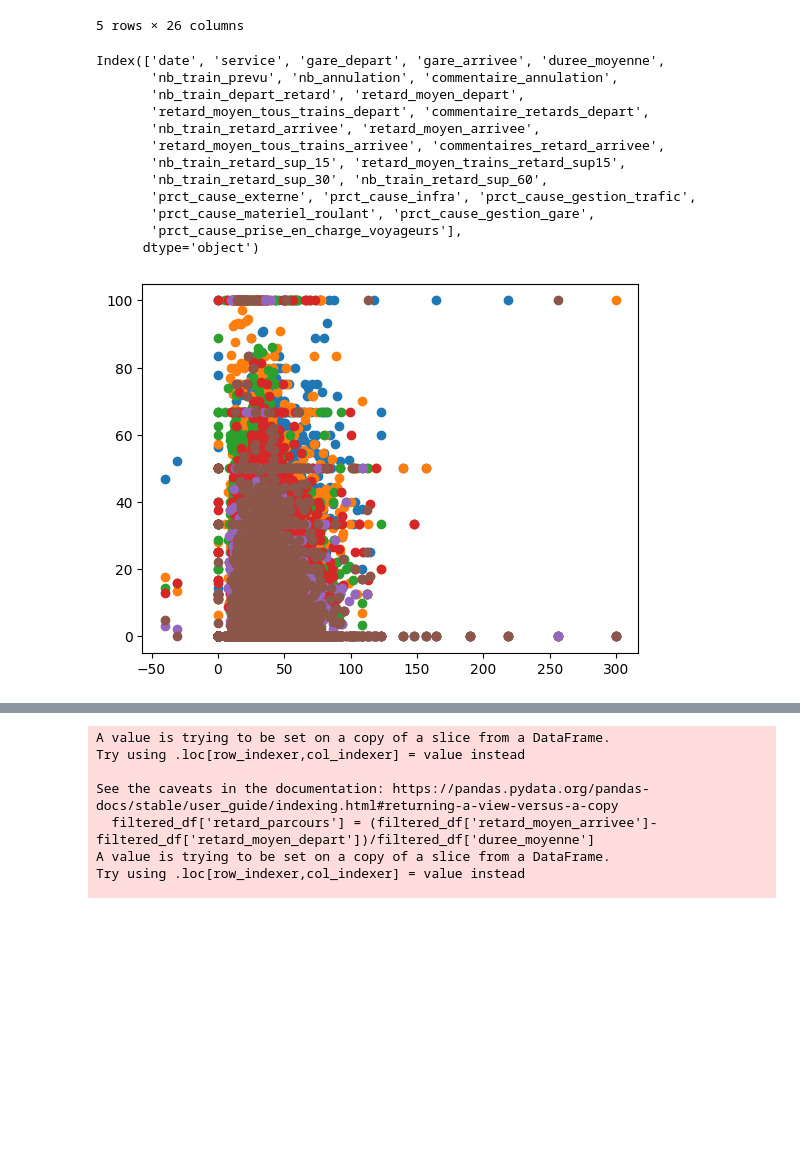
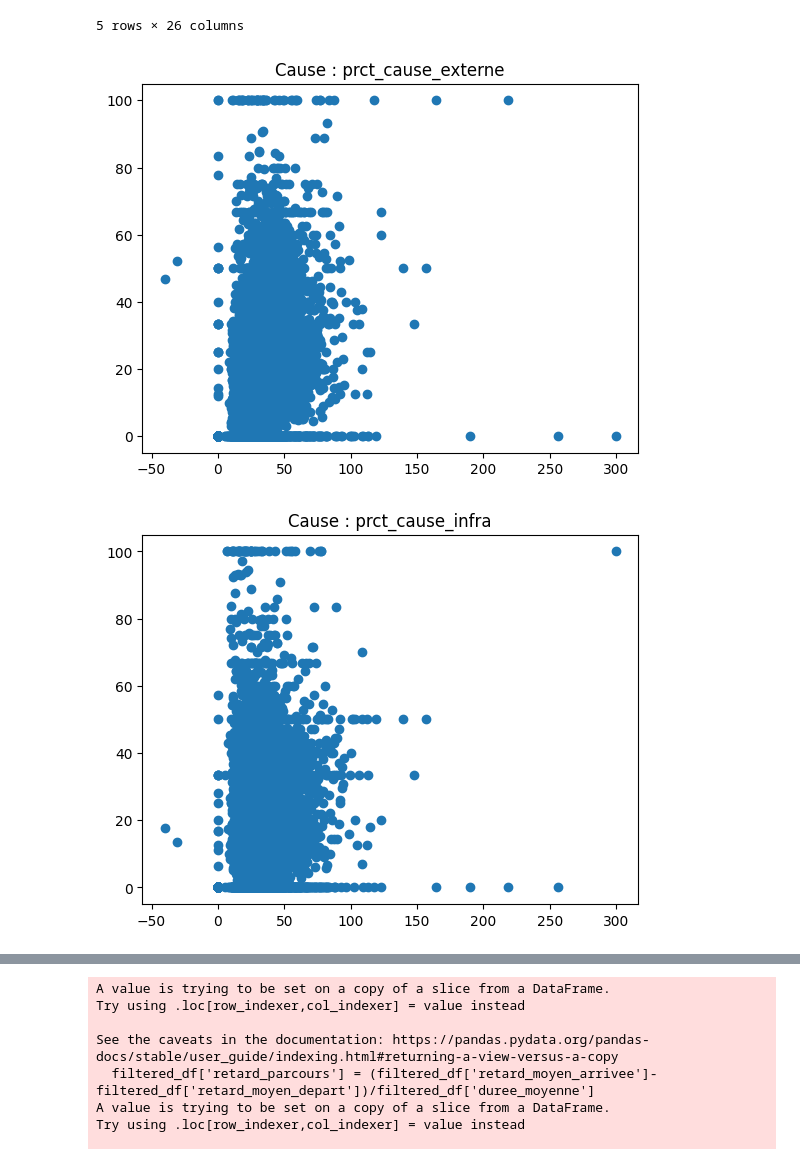
Before and after one commit to robincolinet/sncf_td1_gr1, a Jupyter notebook: data_exploration.ipynb, the cells around one changed output, grey strips where cells are left out. Saved outputs shown, nothing was run; the diff lists cells and outputs as text; code cells hidden in the pictures; blank space fills up the shorter version.

```diff
--- a/data_exploration.ipynb
+++ b/data_exploration.ipynb
@@ -17,27 +17,15 @@ data.head()
 | 3 | 2018-01 | National | PARIS MONTPARNASSE | ST MALO | 156 | 102 | 0 | ... |
 | 4 | 2018-01 | National | PARIS MONTPARNASSE | ST PIERRE DES CORPS | 61 | 391 | 2 | ... |
 5 rows × 26 columns
-# %%
-data.columns
-# %% [output]
-Index(['date', 'service', 'gare_depart', 'gare_arrivee', 'duree_moyenne',
-       'nb_train_prevu', 'nb_annulation', 'commentaire_annulation',
-       'nb_train_depart_retard', 'retard_moyen_depart',
-       'retard_moyen_tous_trains_depart', 'commentaire_retards_depart',
-       'nb_train_retard_arrivee', 'retard_moyen_arrivee',
-       'retard_moyen_tous_trains_arrivee', 'commentaires_retard_arrivee',
-       'nb_train_retard_sup_15', 'retard_moyen_trains_retard_sup15',
-       'nb_train_retard_sup_30', 'nb_train_retard_sup_60',
-       'prct_cause_externe', 'prct_cause_infra', 'prct_cause_gestion_trafic',
-       'prct_cause_materiel_roulant', 'prct_cause_gestion_gare',
-       'prct_cause_prise_en_charge_voyageurs'],
-      dtype='object')
 # %%
 for type_retard in ['prct_cause_externe', 'prct_cause_infra', 'prct_cause_gestion_trafic',
        'prct_cause_materiel_roulant', 'prct_cause_gestion_gare',
        'prct_cause_prise_en_charge_voyageurs']:
     cause_retard = data[type_retard].values
     retard_arrivee = data['retard_moyen_arrivee'].values
     plt.scatter(retard_arrivee, cause_retard)
+    plt.title(f'Cause : {type_retard}')
+    plt.show()
 # %% [output]
-[figure, old version]
+[figure, new version]
+[figure, added]
```
Also changed, not shown: parts of 25 cells of this notebook, 1 other file.
